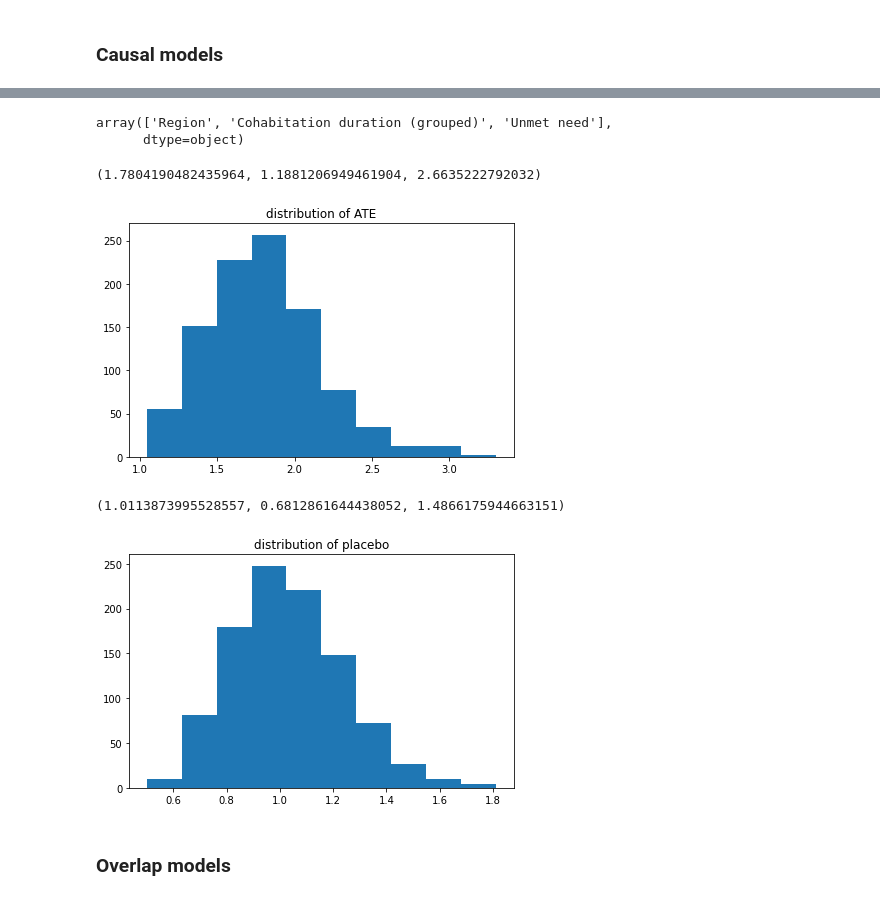
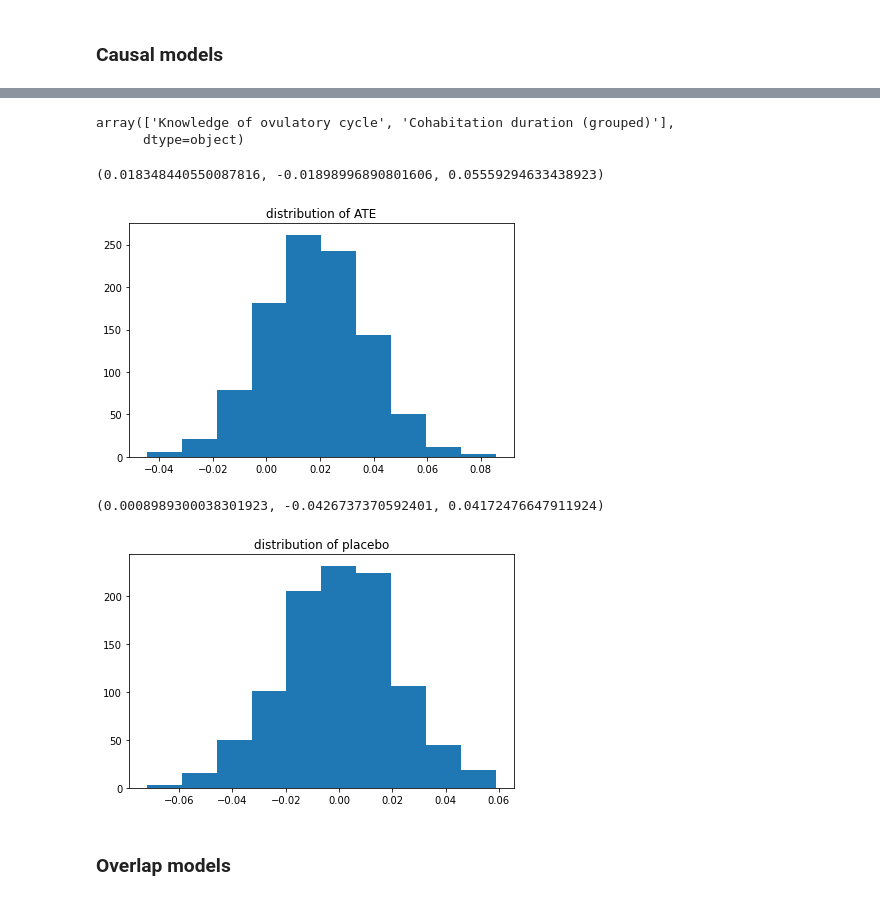
Before and after one commit to Viktour19/overlap-fp, a Jupyter notebook: ptree_exps.ipynb, the cells around one changed output, grey strips where cells are left out. Cells and saved outputs as stored; diff of their text form; code cells hidden in the pictures.

```diff
--- a/ptree_exps.ipynb
+++ b/ptree_exps.ipynb
@@ -20,4 +25,7 @@ from matplotlib_venn import venn2, venn3
 # %% [markdown]
 ### Preprocessing
+# %%
+ctry = 'et'
+support = False
 # %%
 folder = '/home/victora/PositivityViolation/'
@@ -36,6 +36,6 @@ print([description(x, varenc) for x in pd.read_csv(DATA_PATH).columns[:-2]])
 # %%
-ENCODE = False
-DATA_PATH = folder + 'data/fp_sl_select1622022777-support.csv'
+ENCODE = not support
+DATA_PATH = folder + recent_selectfile()
 X_df, a, y = get_data(data_path=DATA_PATH, encode=ENCODE)
 # %%
 X_df.shape
@@ -58,4 +51,4 @@ bootstrap_marginal(data_path=DATA_PATH, effect_type='or')
 # %%
-MODEL = 'ow'
+MODEL = 'ipw'
 evaluations, X_test, a_test, y_test = propensity_model(data_path=DATA_PATH, encode=ENCODE, method='sigmoid', model=MODEL)
 # %% [output]
@@ -63,20 +56,20 @@ evaluations, X_test, a_test, y_test = propensity_model(data_path=DATA_PATH, enco
 # %%
 covbal_eval(evaluations, 3)
 # %% [output]
-array(['Region', 'Cohabitation duration (grouped)', 'Unmet need'],
+array(['Knowledge of ovulatory cycle', 'Cohabitation duration (grouped)'],
       dtype=object)
 # %%
-bootstrap_effects(evaluations.models, X_test, a_test, y_test, n_bootstrap=1000, effect_type='or')
+bootstrap_effects(evaluations.models, X_test, a_test, y_test, n_bootstrap=1000, effect_type='diff')
 # %% [output]
-(1.7804190482435964, 1.1881206949461904, 2.6635222792032)
+(0.018348440550087816, -0.01898996890801606, 0.05559294633438923)
-[figure, old version]
+[figure, new version]
 # %%
 bestmodel = evaluations.models.learner.steps[1][1].best_estimator_
 # %%
 placebo_effects(bestmodel, X_test, a_test, y_test, n_bootstrap=1000, model=MODEL)
 # %% [output]
-(1.0113873995528557, 0.6812861644438052, 1.4866175944663151)
+(0.0008989300038301923, -0.0426737370592401, 0.04172476647911924)
-[figure, old version]
+[figure, new version]
 # %%
 # evaluations, X_test, y_test, a_test = outcome_model(data_path=DATA_PATH, encode=True)
 # evaluations.scores
```
Also changed, not shown: parts of 9 cells of this notebook, 6 other files.
